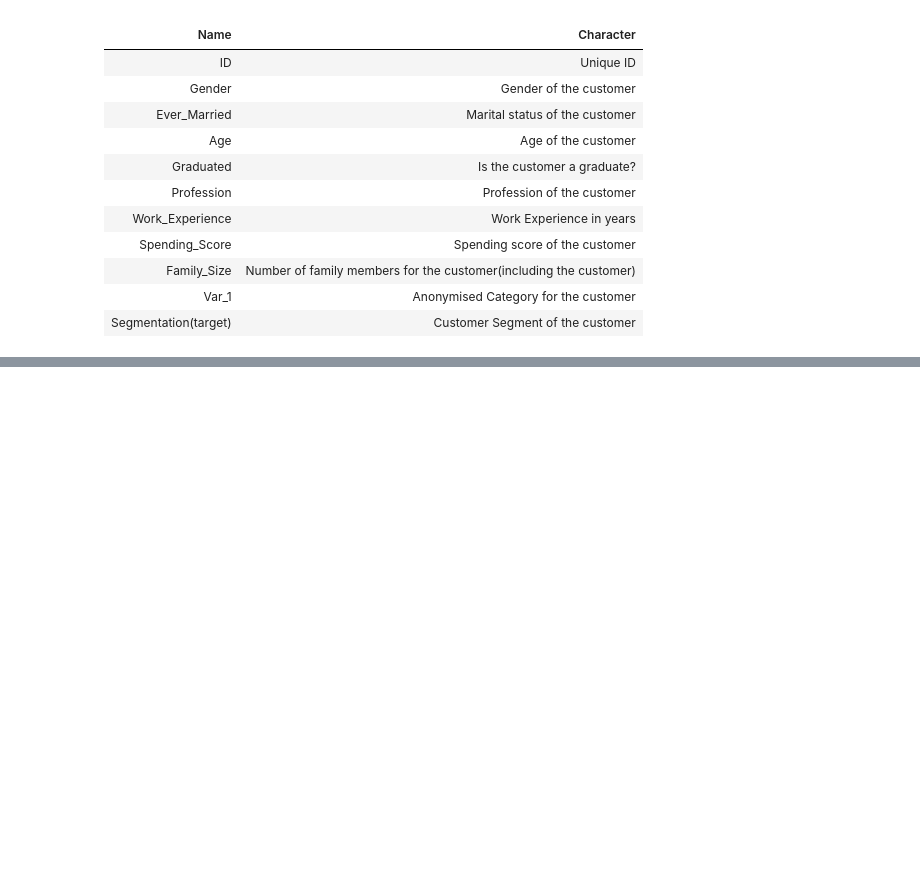
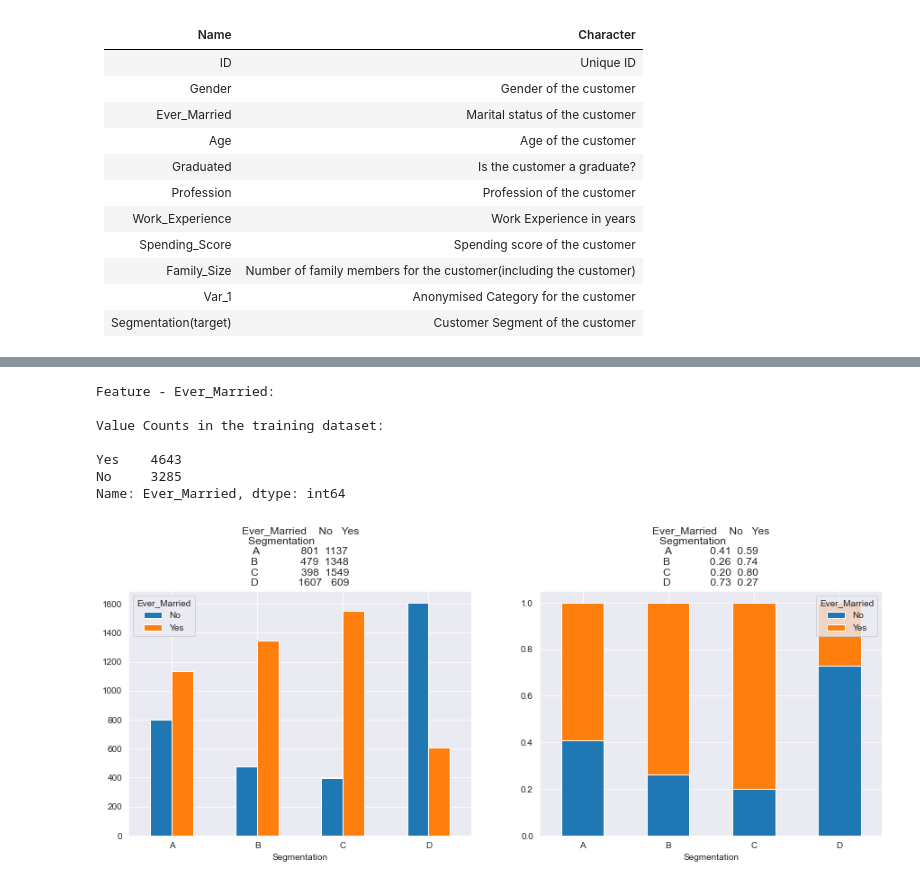
Before and after one commit to TsungChinHanKen/customer_expectation-tmp-, a Jupyter notebook: work.ipynb, the cells around one changed output, grey strips where cells are left out. Saved outputs shown, nothing was run; the diff lists cells and outputs as text; code cells hidden in the pictures; blank space fills up the shorter version.

```diff
--- a/work.ipynb
+++ b/work.ipynb
@@ -103,0 +389,11 @@ Name: Var_1, dtype: int64
+# %%
+plot_cat_feature_per_segment(df_train_imputed, feature='Ever_Married')
+# %% [output]
+Feature - Ever_Married:
+
+Value Counts in the training dataset:
+
+Yes    4643
+No     3285
+Name: Ever_Married, dtype: int64
+[figure, added]
```
Also changed, not shown: parts of 103 cells of this notebook.
